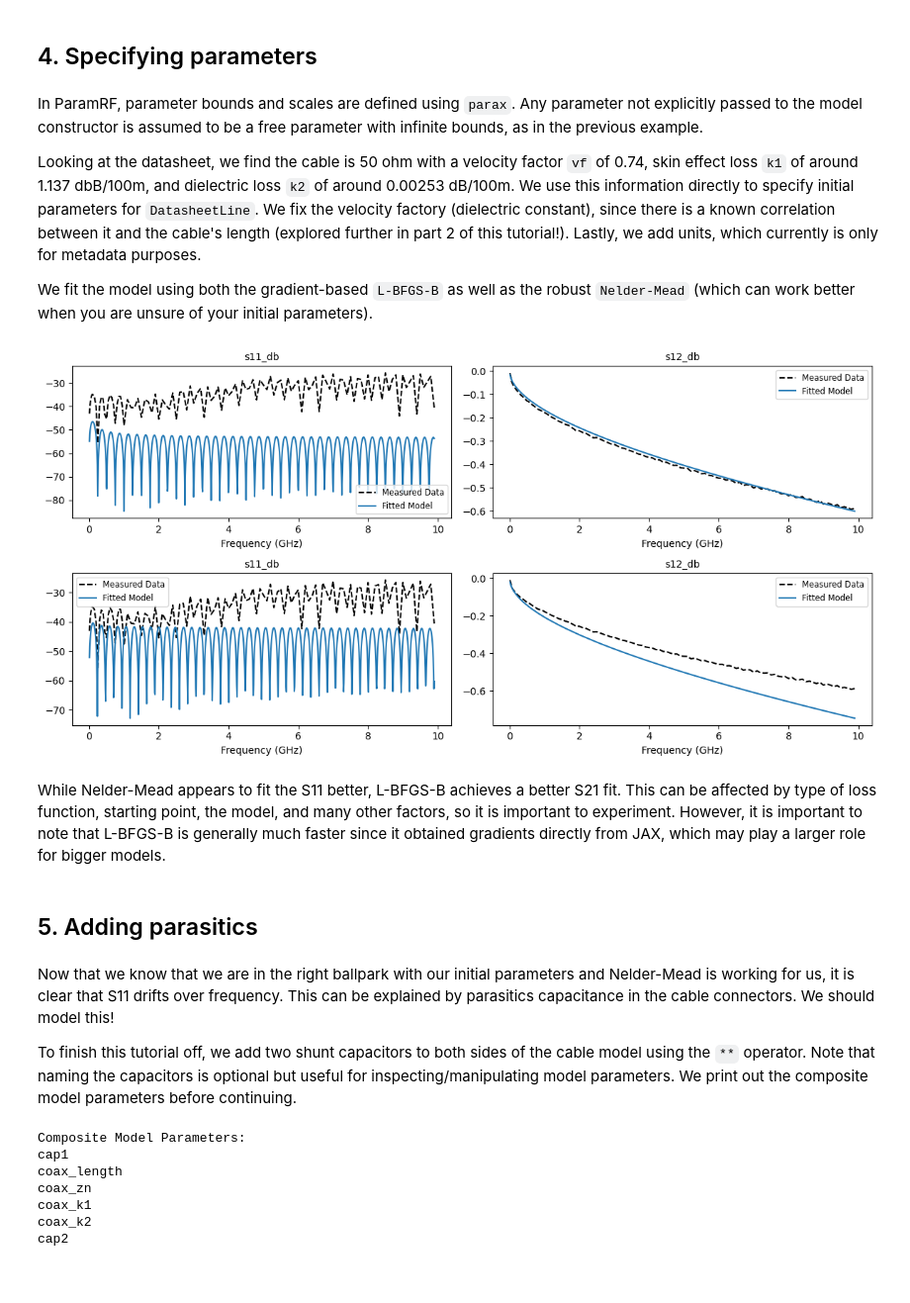
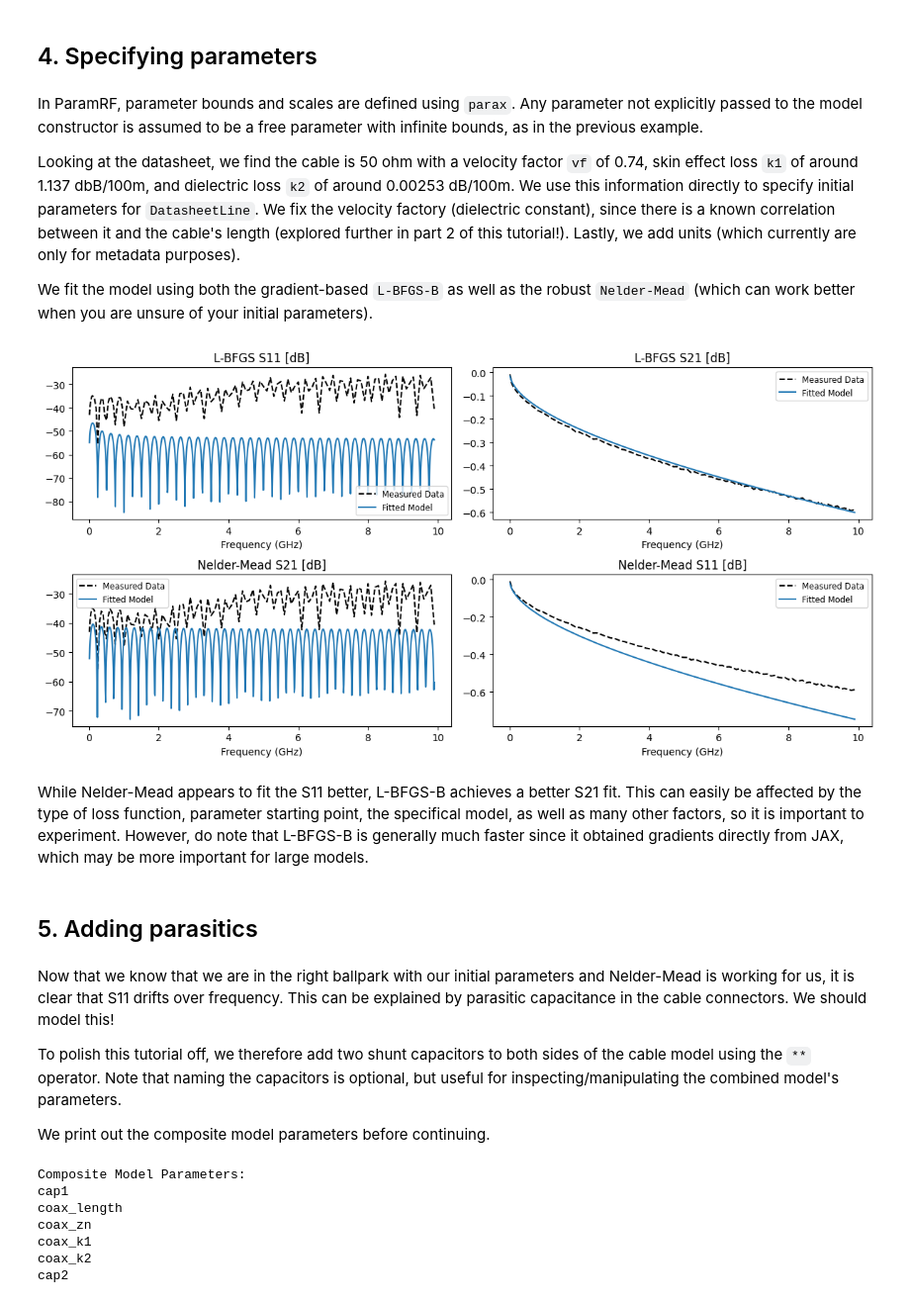
Before and after one commit to gvcallen/paramrf, a Jupyter notebook: docs/tutorials/1_cable_fitting.ipynb, the cells around one changed output. Shown at 99% size. Cells and saved outputs as stored; diff of their text form; code cells hidden in the pictures; blank space fills up the shorter version.

```diff
--- a/docs/tutorials/1_cable_fitting.ipynb
+++ b/docs/tutorials/1_cable_fitting.ipynb
@@ -65,45 +65,51 @@ _ = default_results.plot_s_db(m=1, n=0, ax=ax2)
 # %% [markdown]
 In ParamRF, parameter bounds and scales are defined using ``parax``. Any parameter not explicitly passed to the model constructor is assumed to be a free parameter with infinite bounds, as in the previous example.
 
-Looking at the datasheet, we find the cable is 50 ohm with a velocity factor `vf` of 0.74, skin effect loss `k1` of around 1.137 dbB/100m, and dielectric loss `k2` of around 0.00253 dB/100m. We use this information directly to specify initial parameters for `DatasheetLine`. We fix the velocity factory (dielectric constant), since there is a known correlation between it and the cable's length (explored further in part 2 of this tutorial!). Lastly, we add units, which currently is only for metadata purposes.
+Looking at the datasheet, we find the cable is 50 ohm with a velocity factor `vf` of 0.74, skin effect loss `k1` of around 1.137 dbB/100m, and dielectric loss `k2` of around 0.00253 dB/100m. We use this information directly to specify initial parameters for `DatasheetLine`. We fix the velocity factory (dielectric constant), since there is a known correlation between it and the cable's length (explored further in part 2 of this tutorial!). Lastly, we add units (which currently are only for metadata purposes).
 
 We fit the model using both the gradient-based `L-BFGS-B` as well as the robust `Nelder-Mead` (which can work better when you are unsure of your initial parameters).
 # %%
 # Specify prior model parameters
 baseline_model = prf.models.DatasheetLine(
     length=prx.Uniform(prf.math.feet_2_meter(1.4), prf.math.feet_2_meter(1.6), unit='m'),
     zn=prx.Uniform(45.0, 55.0, unit='ohm'),
     vf=prx.Fixed(0.74),
     k1=prx.Uniform(1.0, 1.3, unit='dB/100m'),
     k2=prx.Uniform(2.0, 3.0, scale=1e-3, unit='dB/100m'),
     name='coax',
 )
 # Fit the model
 baseline_lbfgs_results = prf.fit(baseline_model, measured)
 baseline_nelder_results = prf.fit(baseline_model, measured, method='Nelder-Mead')
 
 # Plot the results. We pass a separate frequency to plot the model at a higher resolution
 freq_plot = prf.Frequency(
     measured.frequency.f_scaled[0],
     measured.frequency.f_scaled[-1],
     1001,
     'GHz',
 )
 fig, axes = plt.subplots(2, 2, figsize=(12, 6))
 baseline_lbfgs_results.plot_s_db(m=0, n=0, ax=axes[0,0], model_frequency=freq_plot)
 baseline_lbfgs_results.plot_s_db(m=1, n=0, ax=axes[0,1], model_frequency=freq_plot)
 baseline_nelder_results.plot_s_db(m=0, n=0, ax=axes[1,0], model_frequency=freq_plot)
 _ = baseline_nelder_results.plot_s_db(m=1, n=0, ax=axes[1,1], model_frequency=freq_plot)
+axes[0,0].set_title('L-BFGS S11 [dB]')
+axes[0,1].set_title('L-BFGS S21 [dB]')
+axes[1,0].set_title('Nelder-Mead S21 [dB]')
+_ = axes[1,1].set_title('Nelder-Mead S11 [dB]')
 # %% [output]
-[figure, old version]
+[figure, new version]
 # %% [markdown]
-While Nelder-Mead appears to fit the S11 better, L-BFGS-B achieves a better S21 fit. This can be affected by type of loss function, starting point, the model, and many other factors, so it is important to experiment. However, it is important to note that L-BFGS-B is generally much faster since it obtained gradients directly from JAX, which may play a larger role for bigger models.
+While Nelder-Mead appears to fit the S11 better, L-BFGS-B achieves a better S21 fit. This can easily be affected by the type of loss function, parameter starting point, the specifical model, as well as many other factors, so it is important to experiment. However, do note that L-BFGS-B is generally much faster since it obtained gradients directly from JAX, which may be more important for large models.
 # %% [markdown]
 ## 5. Adding parasitics
 # %% [markdown]
-Now that we know that we are in the right ballpark with our initial parameters and Nelder-Mead is working for us, it is clear that S11 drifts over frequency. This can be explained by parasitics capacitance in the cable connectors. We should model this!
+Now that we know that we are in the right ballpark with our initial parameters and Nelder-Mead is working for us, it is clear that S11 drifts over frequency. This can be explained by parasitic capacitance in the cable connectors. We should model this!
 
-To finish this tutorial off, we add two shunt capacitors to both sides of the cable model using the `**` operator. Note that naming the capacitors is optional but useful for inspecting/manipulating model parameters. We print out the composite model parameters before continuing.
+To polish this tutorial off, we therefore add two shunt capacitors to both sides of the cable model using the `**` operator. Note that naming the capacitors is optional, but useful for inspecting/manipulating the combined model's parameters.
+
+We print out the composite model parameters before continuing.
 # %%
 # Define a parasitic connector capacitor
 # We initialize it at 0.1 pF and constrain it to physical (positive) values
```
Also changed, not shown: parts of 2 cells of this notebook.
